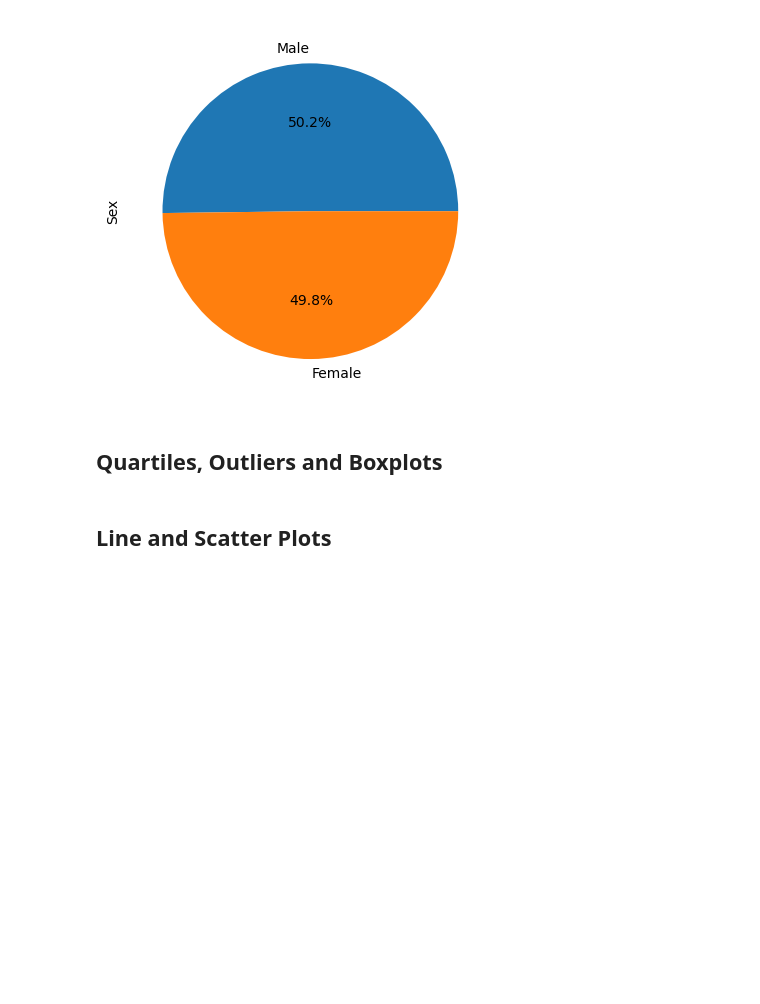
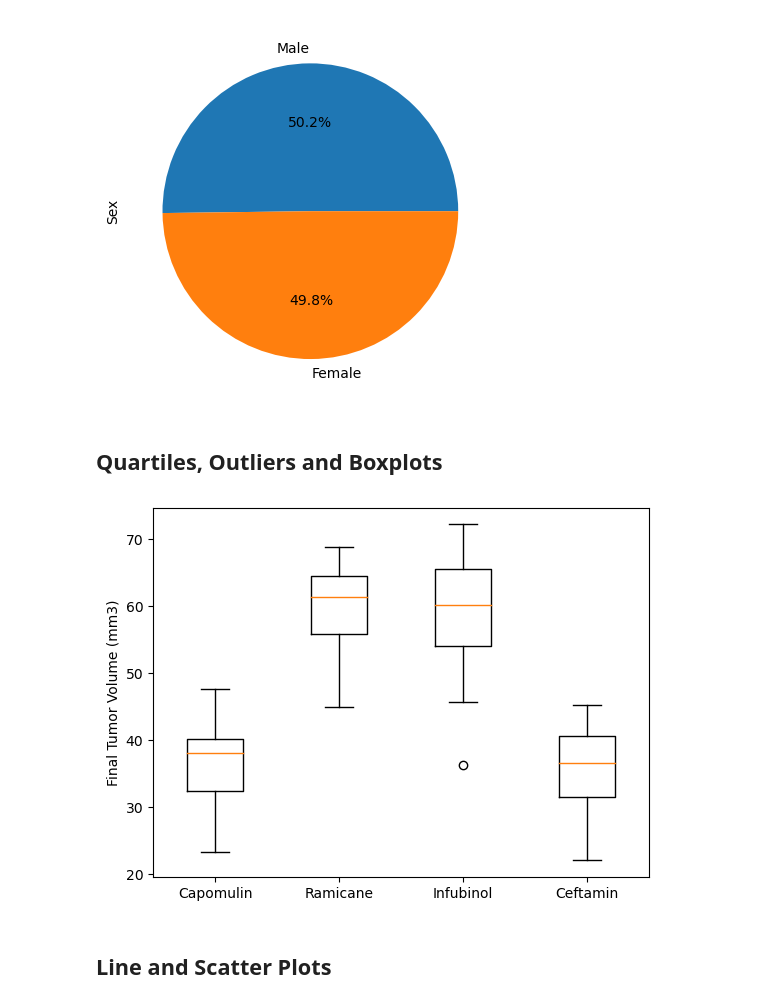
Before and after one commit to benrich322/matplotlib-challenge, a Jupyter notebook: Pymaceuticals/pymaceuticals_final.ipynb, the cells around one changed output. Drawn from its saved outputs; the diff is of its cells as text; code cells hidden in the pictures; blank space fills up the shorter version.

Commit message:
added boxplot

```diff
--- a/Pymaceuticals/pymaceuticals_final.ipynb
+++ b/Pymaceuticals/pymaceuticals_final.ipynb
@@ -200,5 +200,11 @@ plt.show()
 
 # Start by getting the last (greatest) timepoint for each mouse
 
+study_results_summary = study_results.groupby(["Mouse ID"])
+study_results_df = pd.DataFrame([study_results_summary["Timepoint"].max()])
+# Merge this group df with the original DataFrame to get the tumor volume at the last timepoint
+study_results_transpose = study_results_df.transpose()
 
-# Merge this group df with the original DataFrame to get the tumor volume at the last timepoint
+merged_data = pd.merge(study_results_transpose, study_results, how="left", on=["Mouse ID", "Timepoint"])
+merged_data = pd.merge(merged_data, mouse_metadata, how="left", on=["Mouse ID"])
+merged_data = merged_data[["Mouse ID","Timepoint","Tumor Volume (mm3)","Drug Regimen"]]
@@ -222,5 +211,27 @@ plt.show()
+# %%
+# Put treatments into a list for for loop (and later for plot labels)
+box_plot_columns = merged_data[["Drug Regimen","Tumor Volume (mm3)"]]
+blox_plot_group = box_plot_columns.groupby("Drug Regimen")
+box_plot_array = pd.DataFrame(blox_plot_group["Tumor Volume (mm3)"].unique())
+treatment_names = ["Capomulin", "Ramicane", "Infubinol", "Ceftamin"]
+tumor_volume_data = []
+box_plot_df = box_plot_array.rename_axis('Drug Regimen').reset_index()
+
+for value in box_plot_df["Drug Regimen"]:
+    if value in treatment_names:
+        df_values = box_plot_df.loc[box_plot_df["Drug Regimen"] == value]
+        df_values = df_values.iat[0, 1]
+        tumor_volume_data.append(df_values)
 # %%
 # Generate a box plot that shows the distrubution of the tumor volume for each treatment group.
+fig1, ax1 = plt.subplots()
+ax1.set_ylabel('Final Tumor Volume (mm3)')
+
+ax1.boxplot(tumor_volume_data)
+plt.xticks([1, 2, 3,4], treatment_names)
+plt.show()
+# %% [output]
+[figure, added]
 # %% [markdown]
 ## Line and Scatter Plots
 # %%
```
Also changed, not shown: parts of 2 cells of this notebook.
